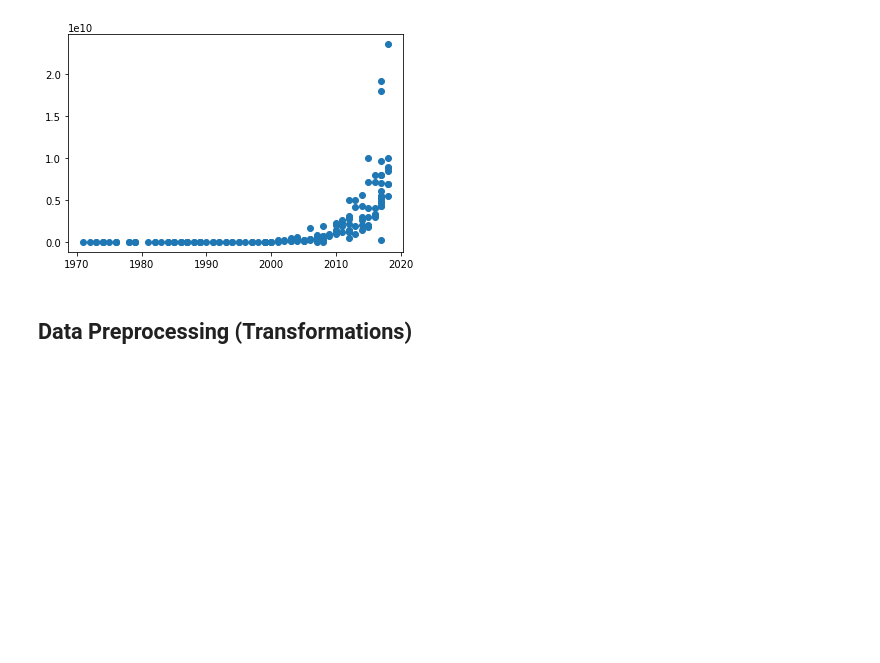
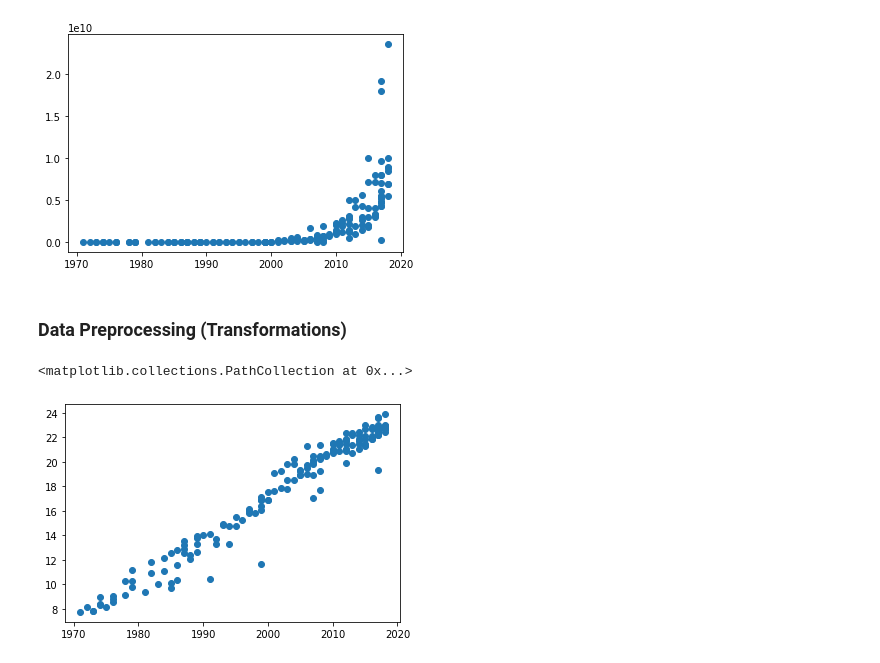
Before and after one commit to aishwaryaprabhat/Deep-Learning-with-TF-2.0, a Jupyter notebook: Linear_Regression_on_Moore's_Law.ipynb, the cells around one changed output. Drawn from its saved outputs; the diff is of its cells as text; code cells hidden in the pictures; blank space fills up the shorter version.

```diff
--- a/Linear_Regression_on_Moore's_Law.ipynb
+++ b/Linear_Regression_on_Moore's_Law.ipynb
@@ -58,4 +58,13 @@ plt.scatter(X,Y)
 <matplotlib.collections.PathCollection at 0x...>
 [figure]
 # %% [markdown]
-## Data Preprocessing (Transformations)
+### Data Preprocessing (Transformations)
+# %%
+import numpy as np
+
+Y = np.log(Y)
+# %%
+plt.scatter(X,Y)
+# %% [output]
+<matplotlib.collections.PathCollection at 0x...>
+[figure, added]
```
Also changed, not shown: parts of 3 cells of this notebook.
